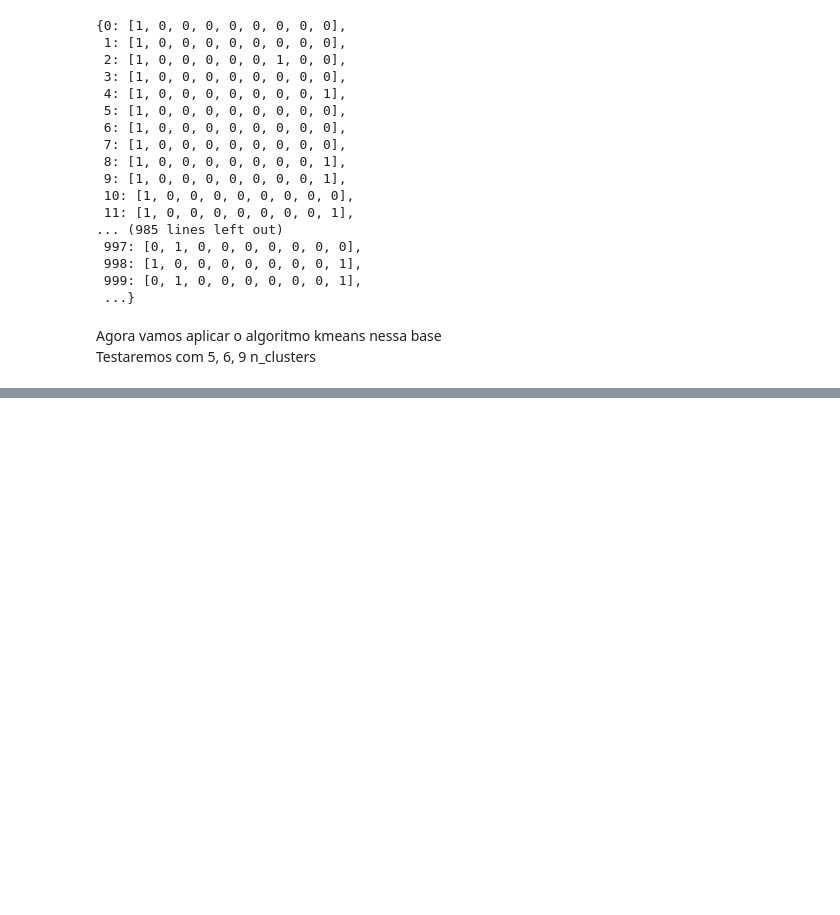
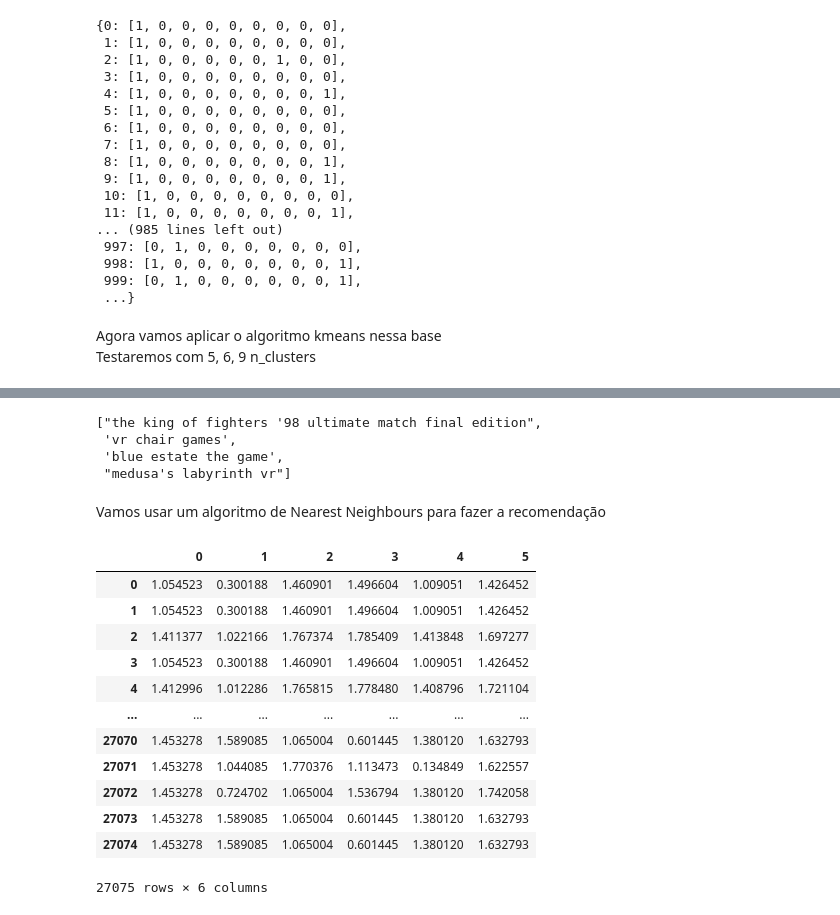
Before and after one commit to Gustavo-V-M/Recomendacao-Steam, a Jupyter notebook: analise_base_steam_3.ipynb, the cells around one changed output, grey strips where cells are left out. Saved outputs shown, nothing was run; the diff lists cells and outputs as text; code cells hidden in the pictures; blank space fills up the shorter version.

```diff
--- a/analise_base_steam_3.ipynb
+++ b/analise_base_steam_3.ipynb
@@ -186,0 +202,38 @@ plt.legend()
+# %%
+import random
+
+def get_recomendation(game, lookup):
+    lookup = pd.DataFrame(lookup)
+    cluster_to_recomend = int(lookup.loc[lookup["game_name"]==game]["cluster"])
+    list_of_games = list(lookup.loc[lookup["cluster"]==cluster_to_recomend]["game_name"])
+    return random.sample(list_of_games, 4)
+
+get_recomendation("counter-strike".lower(), lookup_recomendation)
+# %% [output]
+["the king of fighters '98 ultimate match final edition",
+ 'vr chair games',
+ 'blue estate the game',
+ "medusa's labyrinth vr"]
+# %% [markdown]
+Vamos usar um algoritmo de Nearest Neighbours para fazer a recomendação
+# %%
+from sklearn.neighbors import NearestNeighbors
+
+# aplicando apenas para n_clusters = 6
+dist_clusters = kmeans_6.transform(recomendation_df)
+dist_clusters = pd.DataFrame(dist_clusters)
+dist_clusters
+# %% [output]
+|  | 0 | 1 | 2 | 3 | 4 | 5 |
+| 0 | 1.054523 | 0.300188 | 1.460901 | 1.496604 | 1.009051 | 1.426452 |
+| 1 | 1.054523 | 0.300188 | 1.460901 | 1.496604 | 1.009051 | 1.426452 |
+| 2 | 1.411377 | 1.022166 | 1.767374 | 1.785409 | 1.413848 | 1.697277 |
+| 3 | 1.054523 | 0.300188 | 1.460901 | 1.496604 | 1.009051 | 1.426452 |
+| 4 | 1.412996 | 1.012286 | 1.765815 | 1.778480 | 1.408796 | 1.721104 |
+| ... | ... | ... | ... | ... | ... | ... |
+| 27070 | 1.453278 | 1.589085 | 1.065004 | 0.601445 | 1.380120 | 1.632793 |
+| 27071 | 1.453278 | 1.044085 | 1.770376 | 1.113473 | 0.134849 | 1.622557 |
+| 27072 | 1.453278 | 0.724702 | 1.065004 | 1.536794 | 1.380120 | 1.742058 |
+| 27073 | 1.453278 | 1.589085 | 1.065004 | 0.601445 | 1.380120 | 1.632793 |
+| 27074 | 1.453278 | 1.589085 | 1.065004 | 0.601445 | 1.380120 | 1.632793 |
+27075 rows × 6 columns
```
Also changed, not shown: parts of 7 cells of this notebook.
